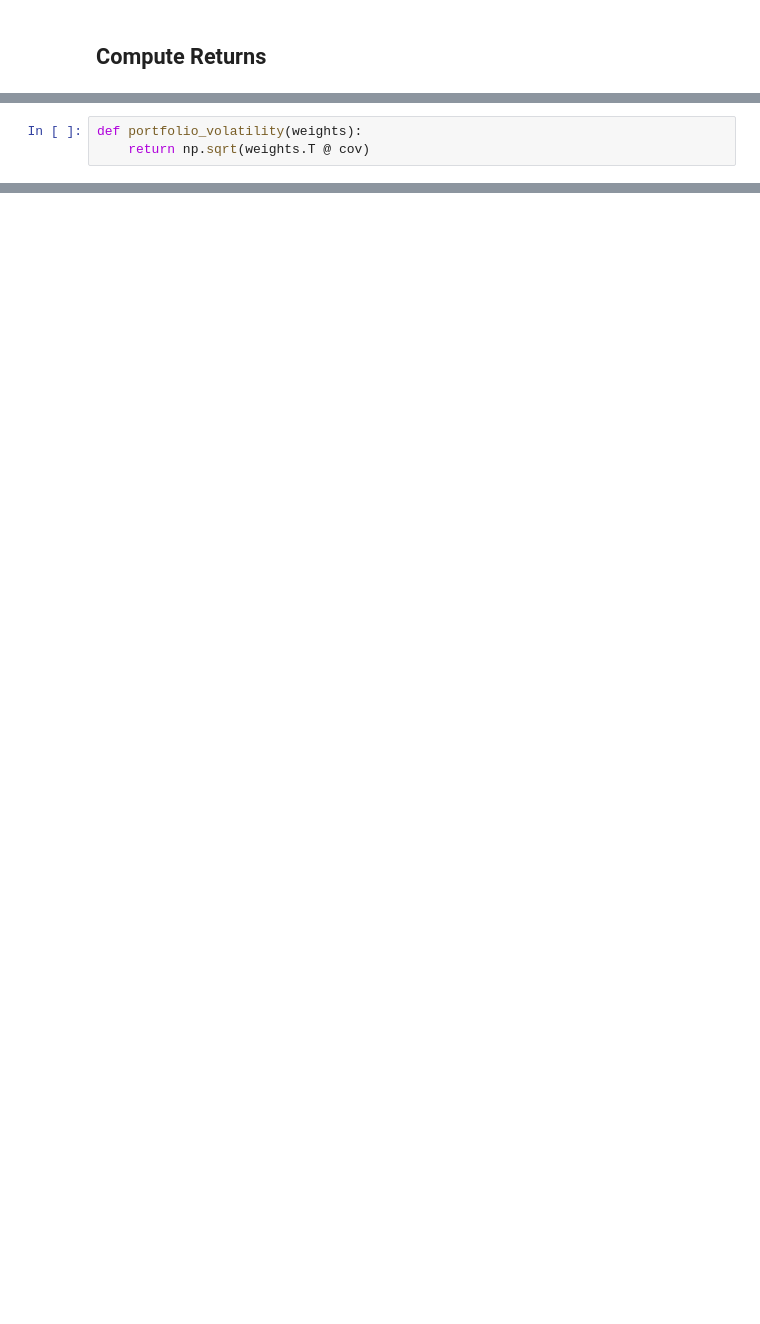
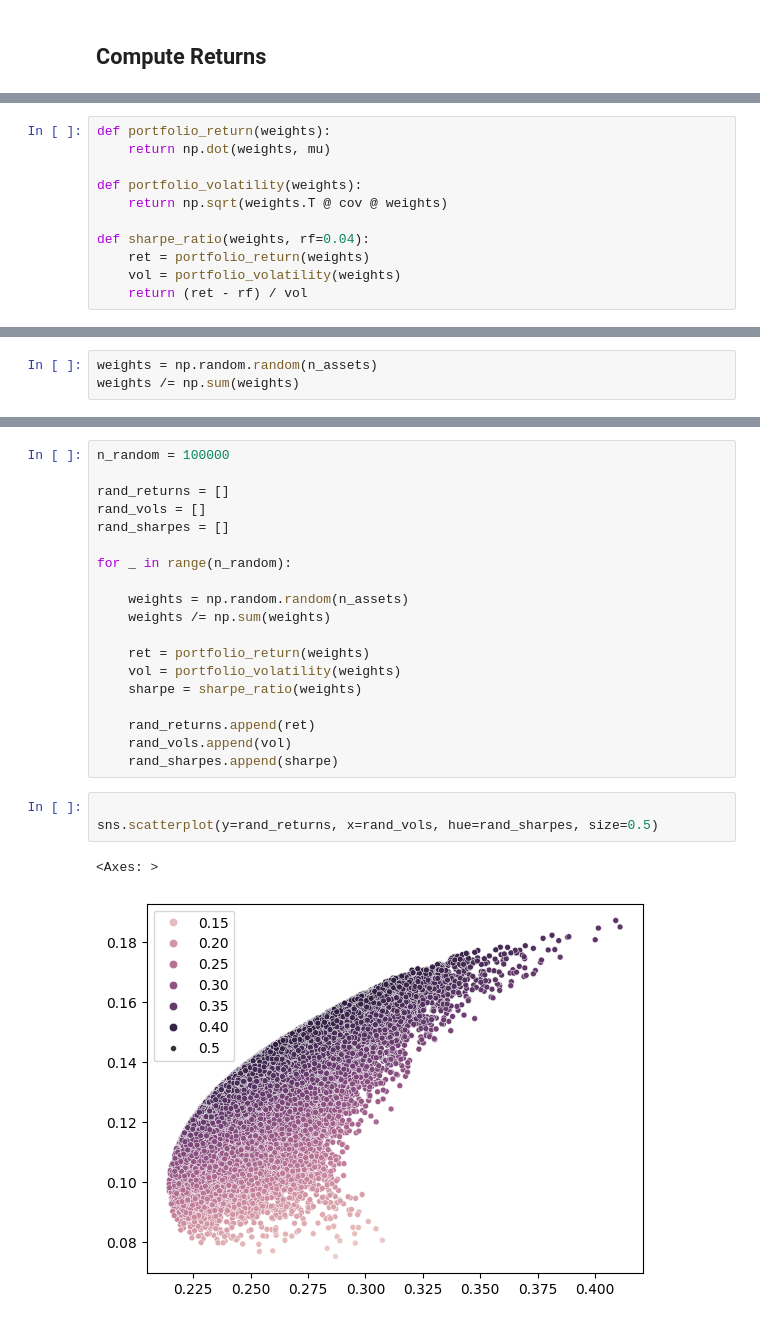
Before and after one commit to JamieW365/trading_algos, a Jupyter notebook: notebooks/efficient_frontier.ipynb, the cells around one changed output, grey strips where cells are left out. Drawn from its saved outputs; the diff is of its cells as text; blank space fills up the shorter version.

Commit message:
generating many random portfolios

```diff
--- a/notebooks/efficient_frontier.ipynb
+++ b/notebooks/efficient_frontier.ipynb
@@ -95,3 +102,0 @@ def portfolio_returns(weights):
-# %%
-def portfolio_volatility(weights):
-    return np.sqrt(weights.T @ cov)
@@ -97,0 +107,11 @@ def portfolio_volatility(weights):
+# %%
+def portfolio_return(weights):
+    return np.dot(weights, mu)
+
+def portfolio_volatility(weights):
+    return np.sqrt(weights.T @ cov @ weights)
+
+def sharpe_ratio(weights, rf=0.04):
+    ret = portfolio_return(weights)
+    vol = portfolio_volatility(weights)
+    return (ret - rf) / vol
@@ -97,0 +150,3 @@ def portfolio_volatility(weights):
+# %%
+weights = np.random.random(n_assets)
+weights /= np.sum(weights)
@@ -97,0 +155,25 @@ def portfolio_volatility(weights):
+# %%
+n_random = 100000
+
+rand_returns = []
+rand_vols = []
+rand_sharpes = []
+
+for _ in range(n_random):
+
+    weights = np.random.random(n_assets)
+    weights /= np.sum(weights)
+
+    ret = portfolio_return(weights)
+    vol = portfolio_volatility(weights)
+    sharpe = sharpe_ratio(weights)
+
+    rand_returns.append(ret)
+    rand_vols.append(vol)
+    rand_sharpes.append(sharpe)
+# %%
+
+sns.scatterplot(y=rand_returns, x=rand_vols, hue=rand_sharpes, size=0.5)
+# %% [output]
+<Axes: >
+[figure, added]
```
Also changed, not shown: parts of 19 cells of this notebook.
